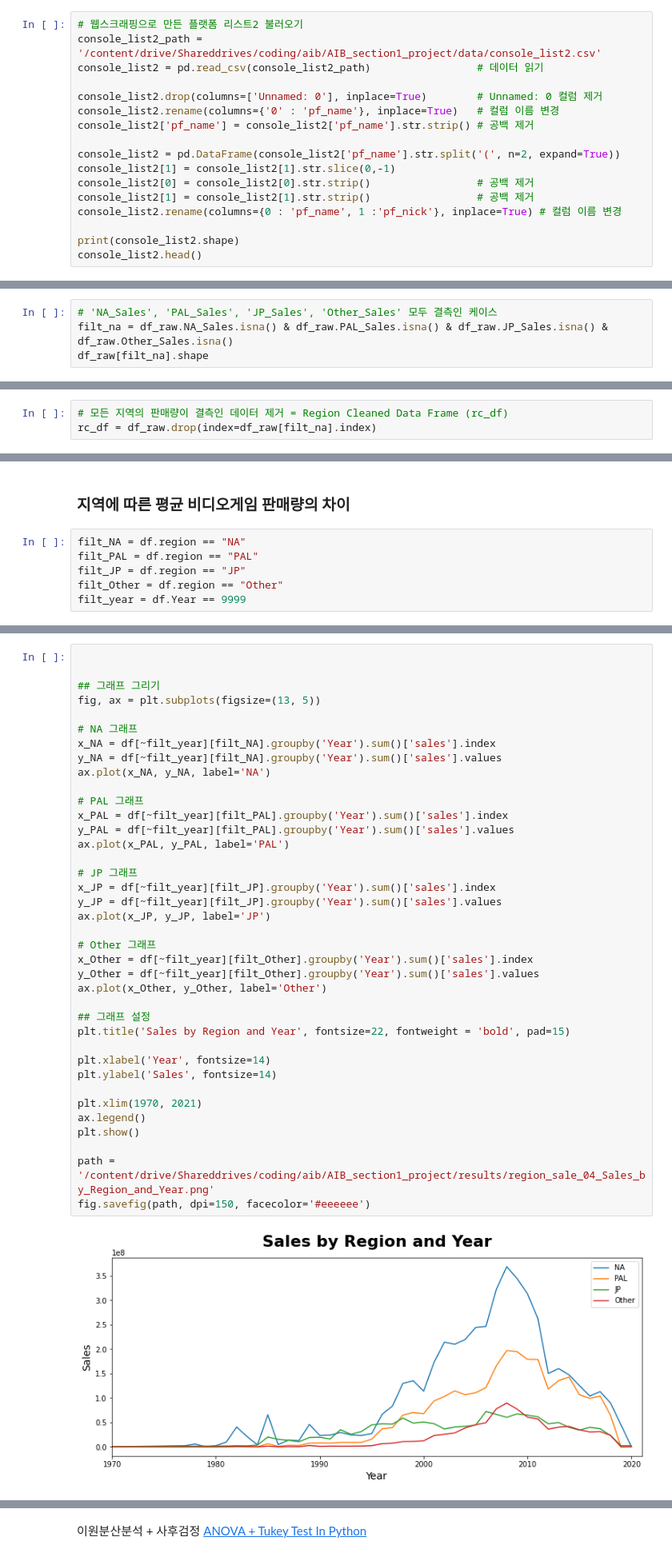
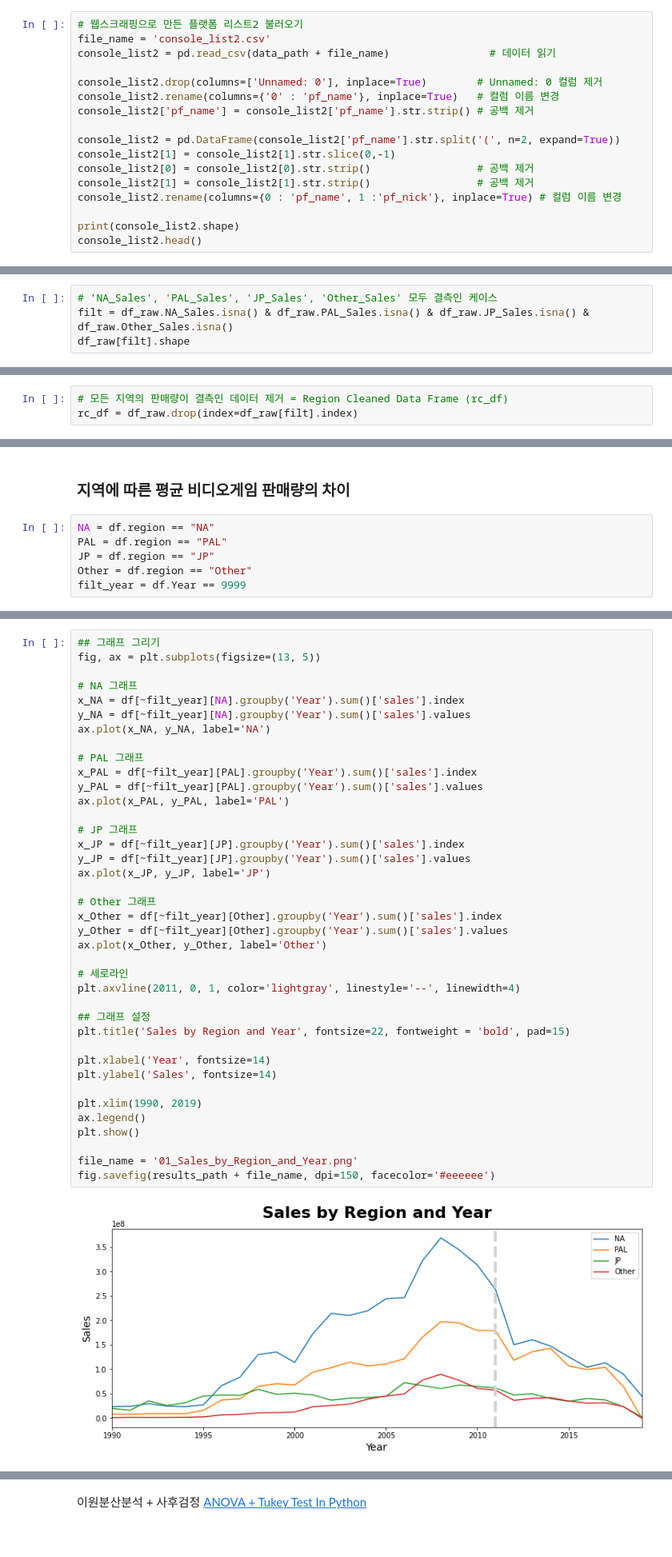
Before and after one commit to leeyeonjun85/AIB_Section_1_Project, a Jupyter notebook: Data_Analysis.ipynb, the cells around one changed output, grey strips where cells are left out. Shown at 80% size. Cells and saved outputs as stored; diff of their text form.

```diff
--- a/Data_Analysis.ipynb
+++ b/Data_Analysis.ipynb
@@ -239,8 +246,8 @@ console_list1
 90 rows × 1 columns
 # %%
 # 웹스크래핑으로 만든 플랫폼 리스트2 불러오기
-console_list2_path = '/content/drive/Shareddrives/coding/aib/AIB_section1_project/data/console_list2.csv'
-console_list2 = pd.read_csv(console_list2_path)                 # 데이터 읽기
+file_name = 'console_list2.csv'
+console_list2 = pd.read_csv(data_path + file_name)                # 데이터 읽기
 
 console_list2.drop(columns=['Unnamed: 0'], inplace=True)        # Unnamed: 0 컬럼 제거
 console_list2.rename(columns={'0' : 'pf_name'}, inplace=True)   # 컬럼 이름 변경
@@ -1250,8 +1257,8 @@ df_raw[region_list].shape
 $\displaystyle \left( 62437, \  4\right)$
 # %%
 # 'NA_Sales', 'PAL_Sales', 'JP_Sales', 'Other_Sales' 모두 결측인 케이스
-filt_na = df_raw.NA_Sales.isna() & df_raw.PAL_Sales.isna() & df_raw.JP_Sales.isna() & df_raw.Other_Sales.isna()
-df_raw[filt_na].shape
+filt = df_raw.NA_Sales.isna() & df_raw.PAL_Sales.isna() & df_raw.JP_Sales.isna() & df_raw.Other_Sales.isna()
+df_raw[filt].shape
 # %% [output]
 $\displaystyle \left( 42132, \  23\right)$
 # %% [markdown]
@@ -1267,7 +1274,7 @@ Index(['Genre', 'Name', 'url', 'Platform', 'Publisher', 'VGC_Score',
       dtype='object')
 # %%
 # 모든 지역의 판매량이 결측인 데이터 제거 = Region Cleaned Data Frame (rc_df)
-rc_df = df_raw.drop(index=df_raw[filt_na].index)
+rc_df = df_raw.drop(index=df_raw[filt].index)
 # %%
 rc_df[region_list].isna().sum()
 # %% [output]
@@ -1381,10 +1388,10 @@ df_total.head()
 # %% [markdown]
 ### 지역에 따른 평균 비디오게임 판매량의 차이
 # %%
-filt_NA = df.region == "NA"
-filt_PAL = df.region == "PAL"
-filt_JP = df.region == "JP"
-filt_Other = df.region == "Other"
+NA = df.region == "NA"
+PAL = df.region == "PAL"
+JP = df.region == "JP"
+Other = df.region == "Other"
 filt_year = df.Year == 9999
 # %%
 # 지역별 판매량 기술통계
@@ -1483,41 +1496,42 @@ fig.savefig(path, dpi=150, facecolor='#eeeeee')
 # %%
-
-
 ## 그래프 그리기
 fig, ax = plt.subplots(figsize=(13, 5))
 
 # NA 그래프
-x_NA = df[~filt_year][filt_NA].groupby('Year').sum()['sales'].index
-y_NA = df[~filt_year][filt_NA].groupby('Year').sum()['sales'].values
+x_NA = df[~filt_year][NA].groupby('Year').sum()['sales'].index
+y_NA = df[~filt_year][NA].groupby('Year').sum()['sales'].values
 ax.plot(x_NA, y_NA, label='NA')
 
 # PAL 그래프
-x_PAL = df[~filt_year][filt_PAL].groupby('Year').sum()['sales'].index
-y_PAL = df[~filt_year][filt_PAL].groupby('Year').sum()['sales'].values
+x_PAL = df[~filt_year][PAL].groupby('Year').sum()['sales'].index
+y_PAL = df[~filt_year][PAL].groupby('Year').sum()['sales'].values
 ax.plot(x_PAL, y_PAL, label='PAL')
 
 # JP 그래프
-x_JP = df[~filt_year][filt_JP].groupby('Year').sum()['sales'].index
-y_JP = df[~filt_year][filt_JP].groupby('Year').sum()['sales'].values
+x_JP = df[~filt_year][JP].groupby('Year').sum()['sales'].index
+y_JP = df[~filt_year][JP].groupby('Year').sum()['sales'].values
 ax.plot(x_JP, y_JP, label='JP')
 
 # Other 그래프
-x_Other = df[~filt_year][filt_Other].groupby('Year').sum()['sales'].index
-y_Other = df[~filt_year][filt_Other].groupby('Year').sum()['sales'].values
+x_Other = df[~filt_year][Other].groupby('Year').sum()['sales'].index
+y_Other = df[~filt_year][Other].groupby('Year').sum()['sales'].values
 ax.plot(x_Other, y_Other, label='Other')
+
+# 세로라인
+plt.axvline(2011, 0, 1, color='lightgray', linestyle='--', linewidth=4)
 
 ## 그래프 설정
 plt.title('Sales by Region and Year', fontsize=22, fontweight = 'bold', pad=15)
 
 plt.xlabel('Year', fontsize=14)
 plt.ylabel('Sales', fontsize=14)
 
-plt.xlim(1970, 2021)
+plt.xlim(1990, 2019)
 ax.legend()
 plt.show()
 
-path = '/content/drive/Shareddrives/coding/aib/AIB_section1_project/results/region_sale_04_Sales_by_Region_and_Year.png'
-fig.savefig(path, dpi=150, facecolor='#eeeeee')
+file_name = '01_Sales_by_Region_and_Year.png'
+fig.savefig(results_path + file_name, dpi=150, facecolor='#eeeeee')
 # %% [output]
-[figure, old version]
+[figure, new version]
 # %%
```
Also changed, not shown: parts of 38 cells of this notebook, 37 other files.
